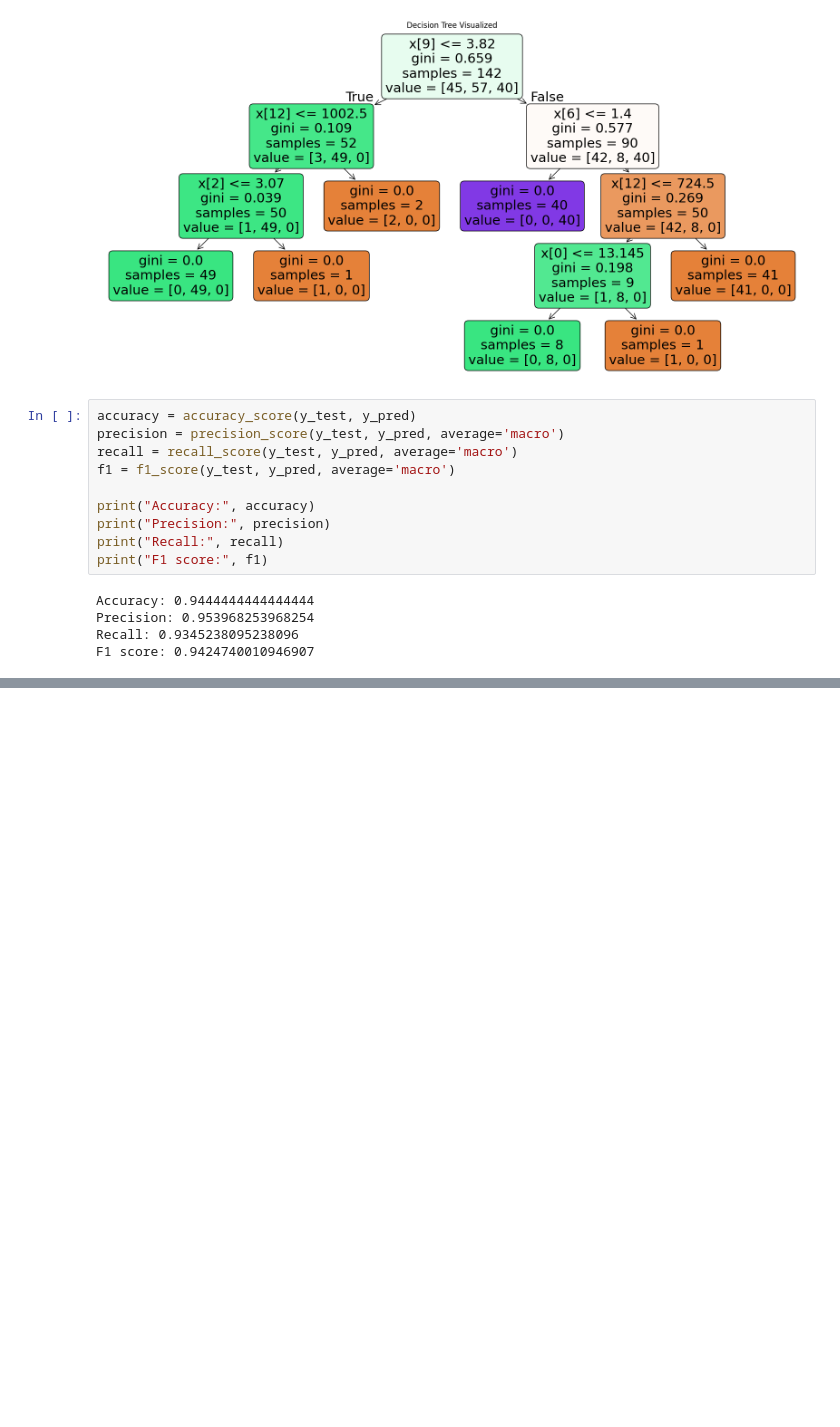
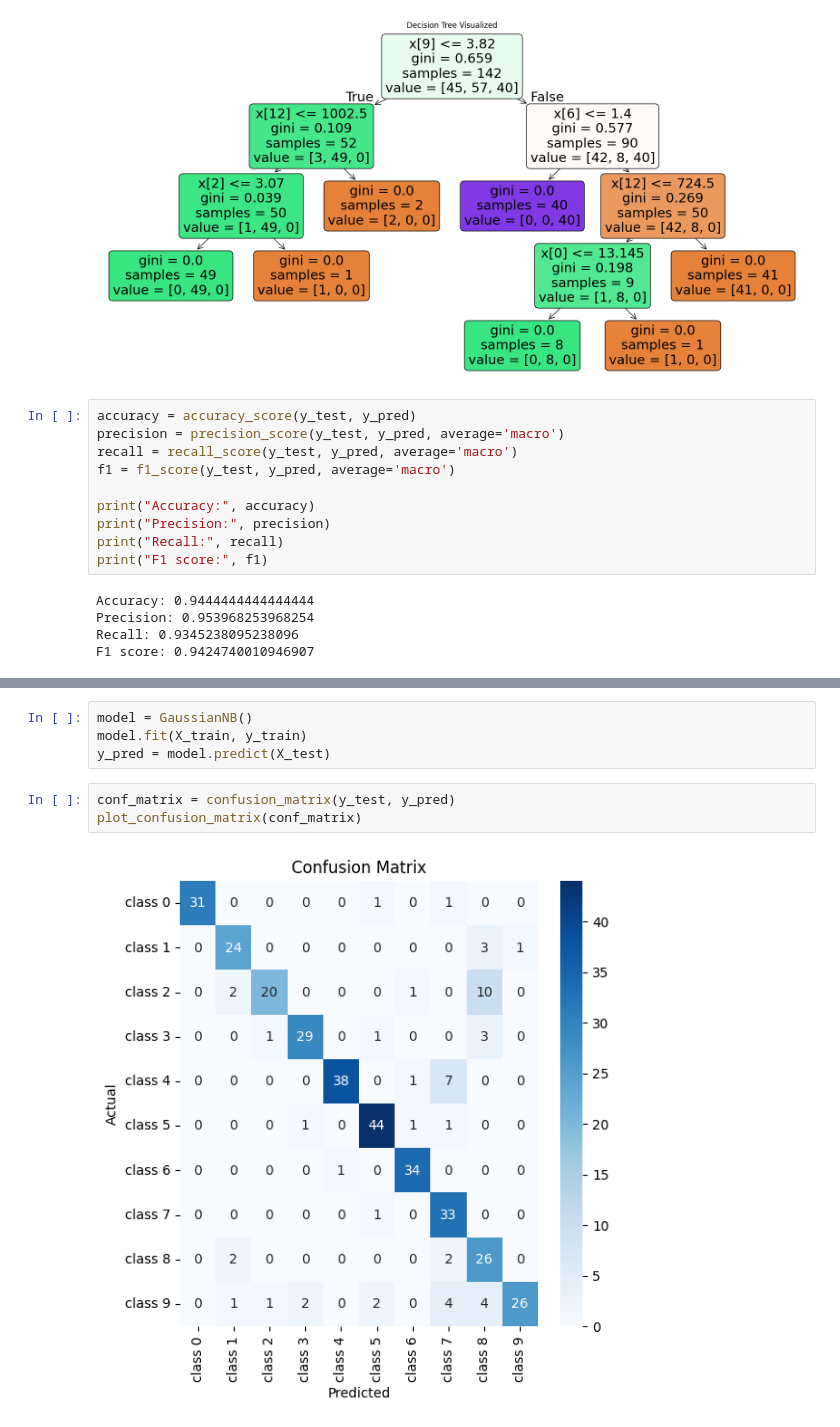
Before and after one commit to NickDiNapoli/machine-learning-playground, a Jupyter notebook: src/machine_learning_playground/data_science_models.ipynb, the cells around one changed output, grey strips where cells are left out. Cells and saved outputs as stored; diff of their text form; blank space fills up the shorter version.

Commit message:
Adding more models

```diff
--- a/src/machine_learning_playground/data_science_models.ipynb
+++ b/src/machine_learning_playground/data_science_models.ipynb
@@ -135,0 +166,9 @@ plt.show()
+# %%
+model = GaussianNB()
+model.fit(X_train, y_train)
+y_pred = model.predict(X_test)
+# %%
+conf_matrix = confusion_matrix(y_test, y_pred)
+plot_confusion_matrix(conf_matrix)
+# %% [output]
+[figure, added]
```
Also changed, not shown: parts of 12 cells of this notebook.
